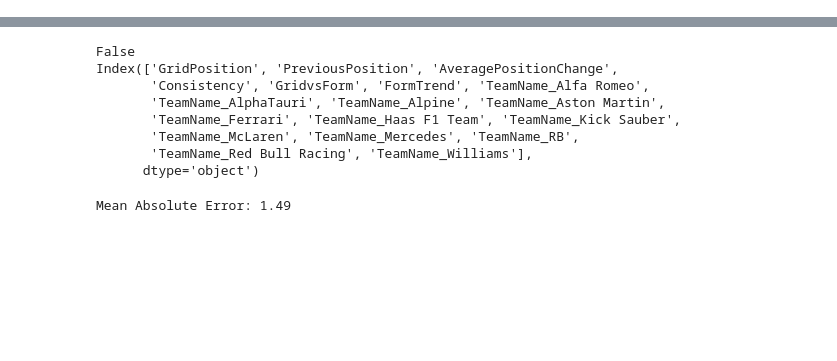
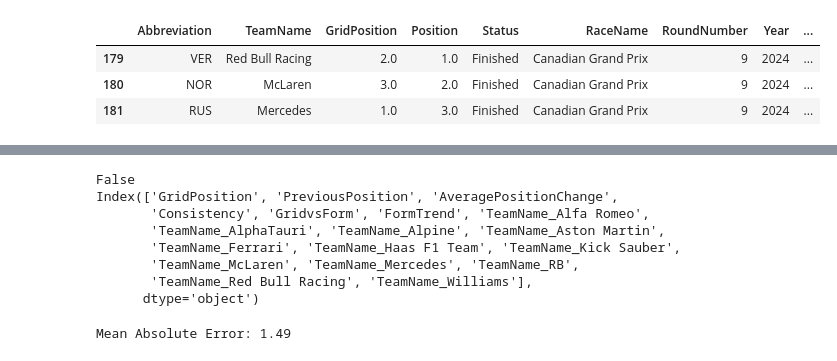
Before and after one commit to pyyroo-a/Formula-1-Fantasy-Predictor, a Jupyter notebook: notebooks/model-v3-smarter-features.ipynb, the cells around one changed output, grey strips where cells are left out. Saved outputs shown, nothing was run; the diff lists cells and outputs as text; code cells hidden in the pictures; blank space fills up the shorter version.

```diff
--- a/notebooks/model-v3-smarter-features.ipynb
+++ b/notebooks/model-v3-smarter-features.ipynb
@@ -152,0 +174,9 @@ IndexError: only integers, slices (`:`), ellipsis (`...`), numpy.newaxis (`None`
+# %%
+team = build_fantasy_team(fantasy_table, "Canadian Grand Prix")
+
+team
+# %% [output]
+|  | Abbreviation | TeamName | GridPosition | Position | Status | RaceName | RoundNumber | Year | ... |
+| 179 | VER | Red Bull Racing | 2.0 | 1.0 | Finished | Canadian Grand Prix | 9 | 2024 | ... |
+| 180 | NOR | McLaren | 3.0 | 2.0 | Finished | Canadian Grand Prix | 9 | 2024 | ... |
+| 181 | RUS | Mercedes | 1.0 | 3.0 | Finished | Canadian Grand Prix | 9 | 2024 | ... |
```
Also changed, not shown: parts of 6 cells of this notebook, 1 other file.
